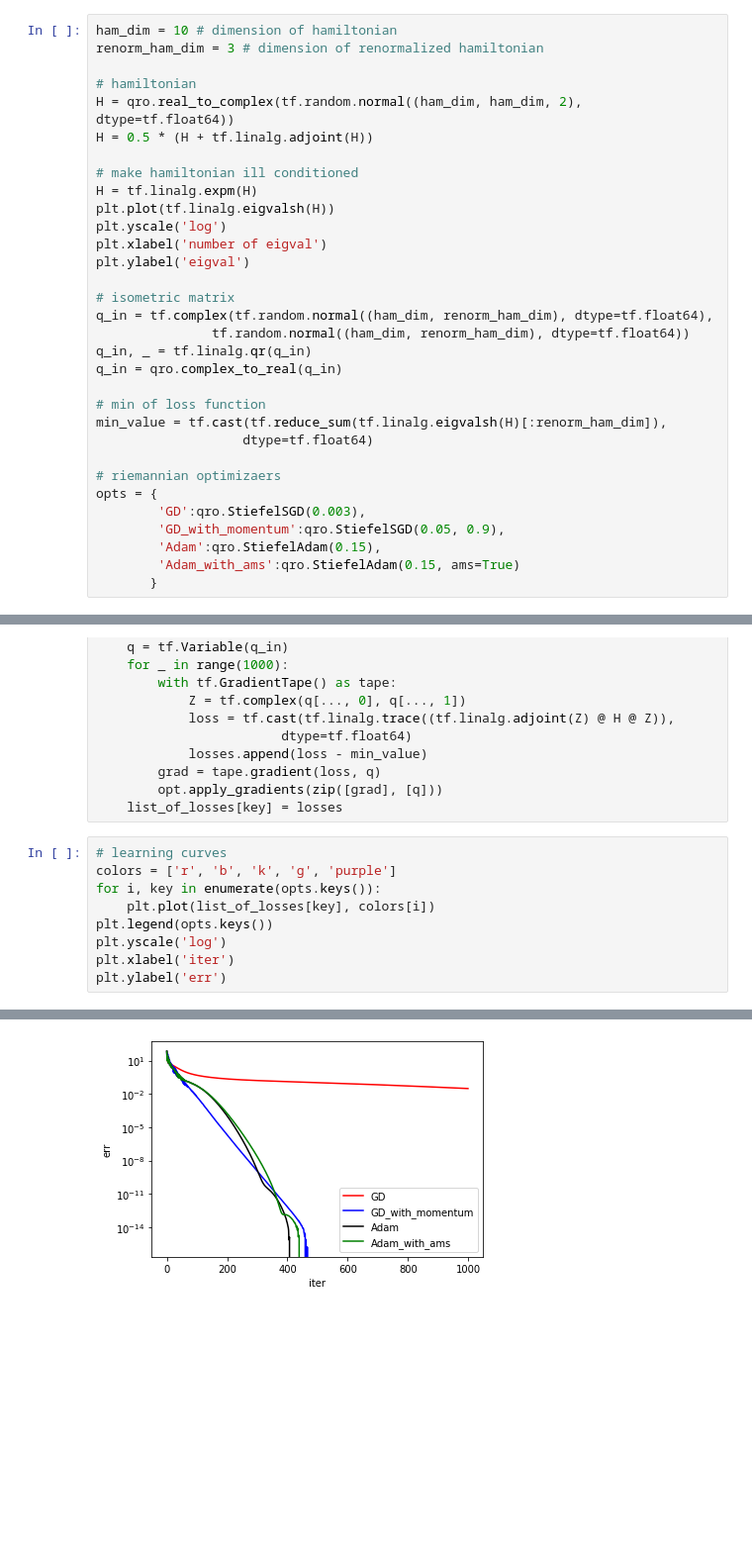
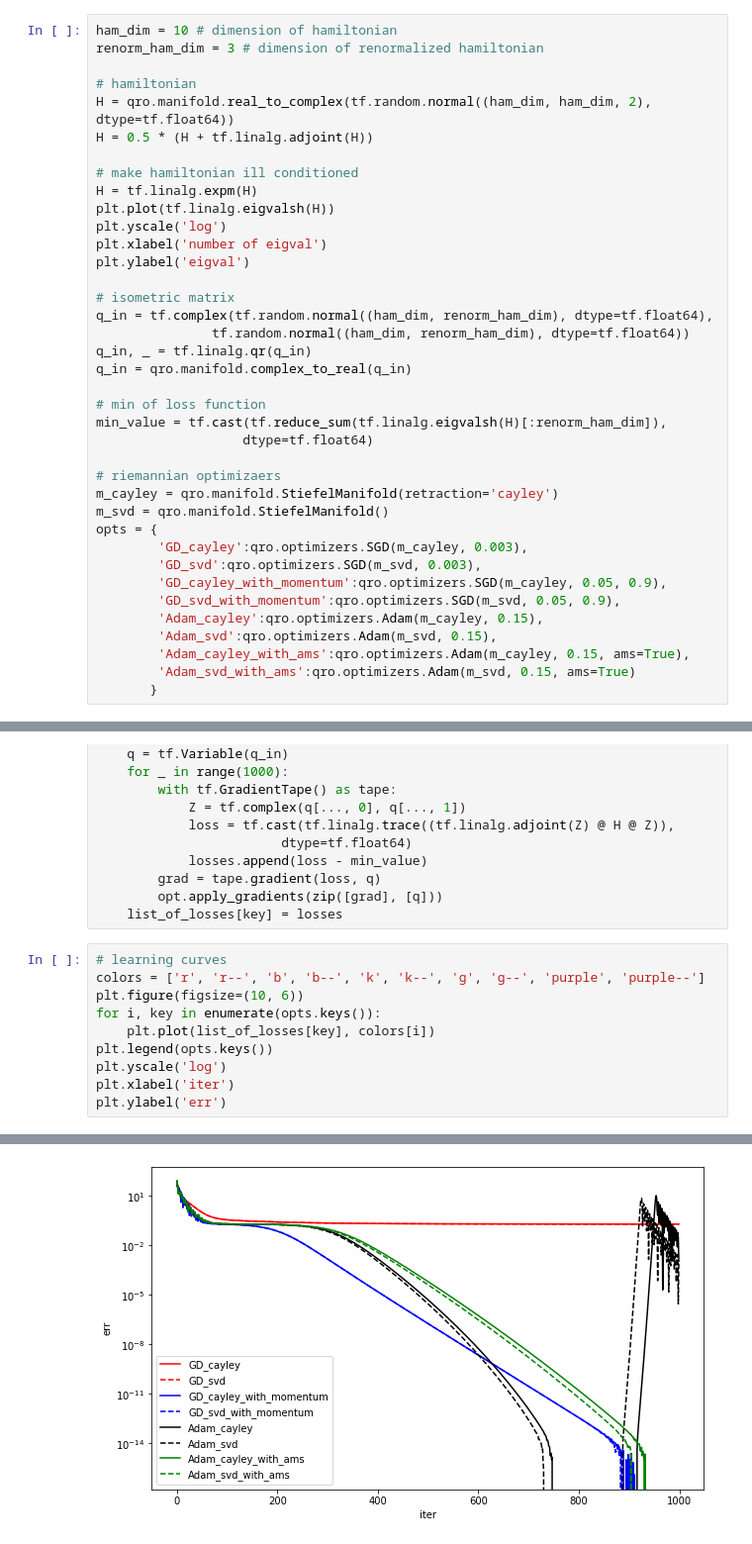
Before and after one commit to LuchnikovI/QGOpt, a Jupyter notebook: test_1_simple_renorm.ipynb, the cells around one changed output, grey strips where cells are left out. Shown at 99% size. Cells and saved outputs as stored; diff of their text form; blank space fills up the shorter version.

Commit message:
+ Cayley retraction + new format

```diff
--- a/test_1_simple_renorm.ipynb
+++ b/test_1_simple_renorm.ipynb
@@ -7,7 +7,7 @@ ham_dim = 10 # dimension of hamiltonian
 renorm_ham_dim = 3 # dimension of renormalized hamiltonian
 
 # hamiltonian
-H = qro.real_to_complex(tf.random.normal((ham_dim, ham_dim, 2), dtype=tf.float64))
+H = qro.manifold.real_to_complex(tf.random.normal((ham_dim, ham_dim, 2), dtype=tf.float64))
 H = 0.5 * (H + tf.linalg.adjoint(H))
 
 # make hamiltonian ill conditioned
@@ -21,17 +21,23 @@ plt.ylabel('eigval')
 q_in = tf.complex(tf.random.normal((ham_dim, renorm_ham_dim), dtype=tf.float64),
                tf.random.normal((ham_dim, renorm_ham_dim), dtype=tf.float64))
 q_in, _ = tf.linalg.qr(q_in)
-q_in = qro.complex_to_real(q_in)
+q_in = qro.manifold.complex_to_real(q_in)
 
 # min of loss function
 min_value = tf.cast(tf.reduce_sum(tf.linalg.eigvalsh(H)[:renorm_ham_dim]),
                    dtype=tf.float64)
 
 # riemannian optimizaers
+m_cayley = qro.manifold.StiefelManifold(retraction='cayley')
+m_svd = qro.manifold.StiefelManifold()
 opts = {
-        'GD':qro.StiefelSGD(0.003),
-        'GD_with_momentum':qro.StiefelSGD(0.05, 0.9),
-        'Adam':qro.StiefelAdam(0.15),
-        'Adam_with_ams':qro.StiefelAdam(0.15, ams=True)
+        'GD_cayley':qro.optimizers.SGD(m_cayley, 0.003),
+        'GD_svd':qro.optimizers.SGD(m_svd, 0.003),
+        'GD_cayley_with_momentum':qro.optimizers.SGD(m_cayley, 0.05, 0.9),
+        'GD_svd_with_momentum':qro.optimizers.SGD(m_svd, 0.05, 0.9),
+        'Adam_cayley':qro.optimizers.Adam(m_cayley, 0.15),
+        'Adam_svd':qro.optimizers.Adam(m_svd, 0.15),
+        'Adam_cayley_with_ams':qro.optimizers.Adam(m_cayley, 0.15, ams=True),
+        'Adam_svd_with_ams':qro.optimizers.Adam(m_svd, 0.15, ams=True)
        }
 # %% [output]
@@ -54,13 +60,14 @@ for key, opt in opts.items():
     list_of_losses[key] = losses
 # %%
 # learning curves
-colors = ['r', 'b', 'k', 'g', 'purple']
+colors = ['r', 'r--', 'b', 'b--', 'k', 'k--', 'g', 'g--', 'purple', 'purple--']
+plt.figure(figsize=(10, 6))
 for i, key in enumerate(opts.keys()):
     plt.plot(list_of_losses[key], colors[i])
 plt.legend(opts.keys())
 plt.yscale('log')
 plt.xlabel('iter')
 plt.ylabel('err')
 # %% [output]
 Text(0, 0.5, 'err')
-[figure, old version]
+[figure, new version]
```
Also changed, not shown: parts of 1 cell of this notebook, 8 other files.
